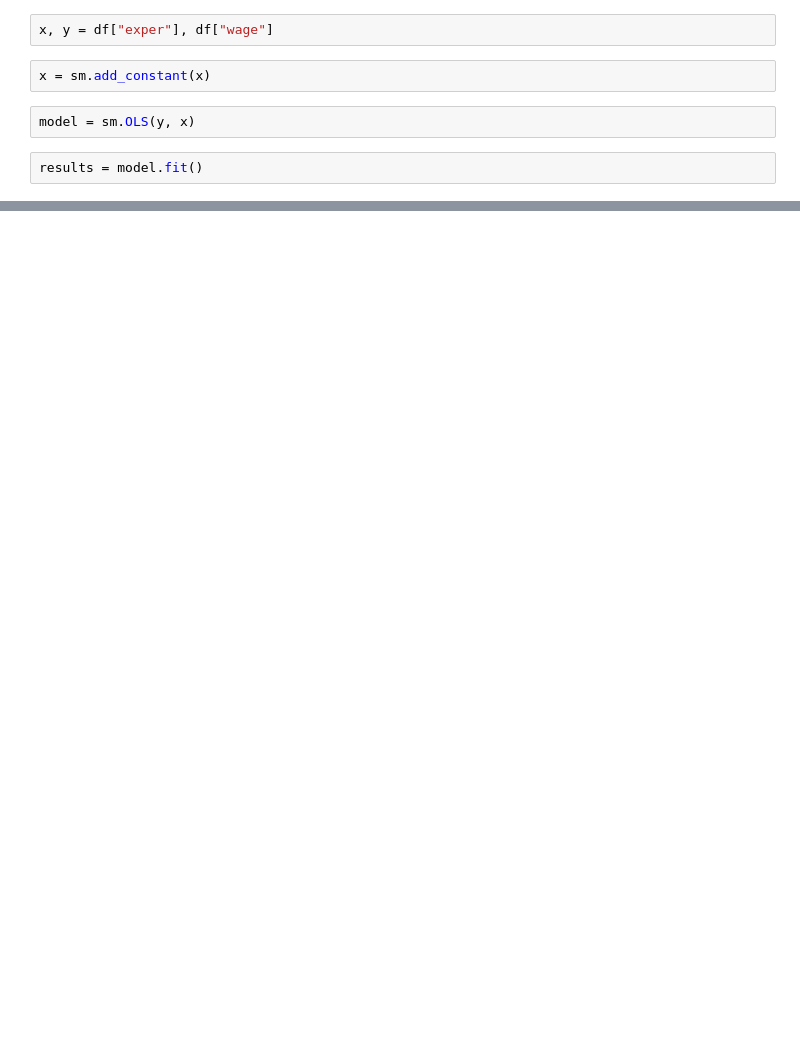
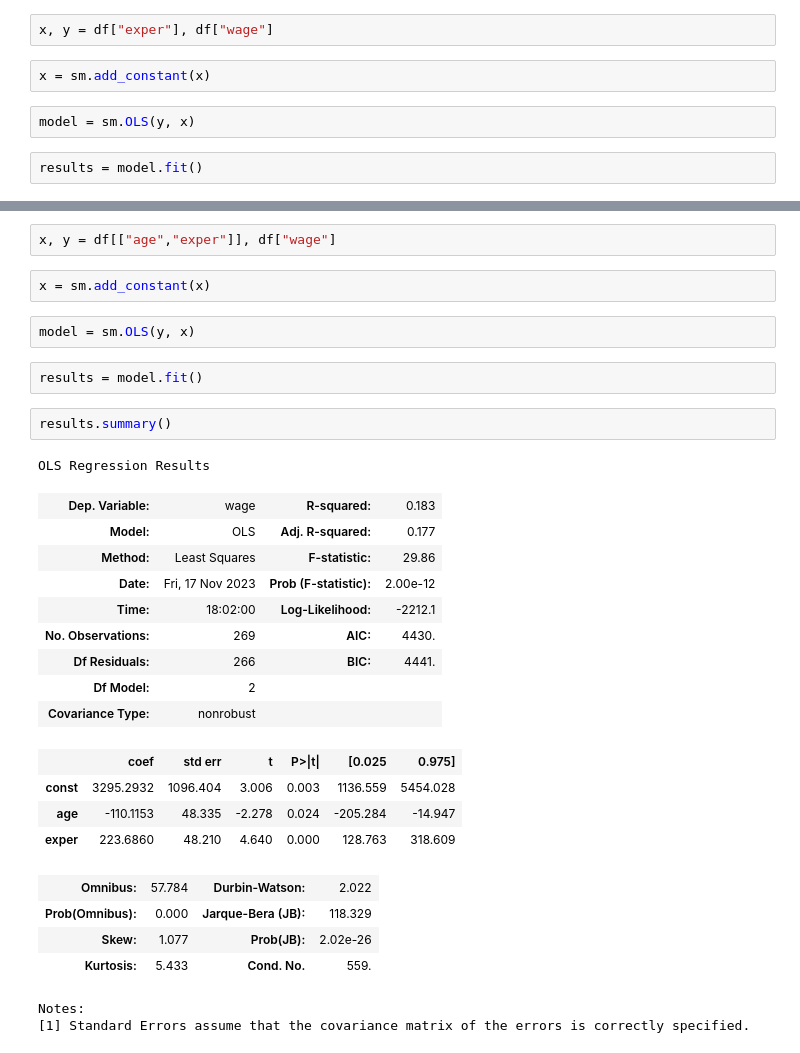
Before and after one commit to tomdoris/Econometrics_Problem-Set-2, a Jupyter notebook: ProblemSet2.ipynb, the cells around one changed output, grey strips where cells are left out. Saved outputs shown, nothing was run; the diff lists cells and outputs as text; blank space fills up the shorter version.

Commit message:
Add markdown comments explaining what i am doing and add a multivariate regression model

```diff
--- a/ProblemSet2.ipynb
+++ b/ProblemSet2.ipynb
@@ -133,0 +196,31 @@ Notes:
+# %%
+x, y = df[["age","exper"]], df["wage"]
+# %%
+x = sm.add_constant(x)
+# %%
+model = sm.OLS(y, x)
+# %%
+results = model.fit()
+# %%
+results.summary()
+# %% [output]
+OLS Regression Results
+| Dep. Variable: | wage | R-squared: | 0.183 |
+| Model: | OLS | Adj. R-squared: | 0.177 |
+| Method: | Least Squares | F-statistic: | 29.86 |
+| Date: | Fri, 17 Nov 2023 | Prob (F-statistic): | 2.00e-12 |
+| Time: | 18:02:00 | Log-Likelihood: | -2212.1 |
+| No. Observations: | 269 | AIC: | 4430. |
+| Df Residuals: | 266 | BIC: | 4441. |
+| Df Model: | 2 |  |  |
+| Covariance Type: | nonrobust |  |  |
+|  | coef | std err | t | P>|t| | [0.025 | 0.975] |
+| const | 3295.2932 | 1096.404 | 3.006 | 0.003 | 1136.559 | 5454.028 |
+| age | -110.1153 | 48.335 | -2.278 | 0.024 | -205.284 | -14.947 |
+| exper | 223.6860 | 48.210 | 4.640 | 0.000 | 128.763 | 318.609 |
+| Omnibus: | 57.784 | Durbin-Watson: | 2.022 |
+| Prob(Omnibus): | 0.000 | Jarque-Bera (JB): | 118.329 |
+| Skew: | 1.077 | Prob(JB): | 2.02e-26 |
+| Kurtosis: | 5.433 | Cond. No. | 559. |
+Notes:
+[1] Standard Errors assume that the covariance matrix of the errors is correctly specified.
```
Also changed, not shown: parts of 17 cells of this notebook.
